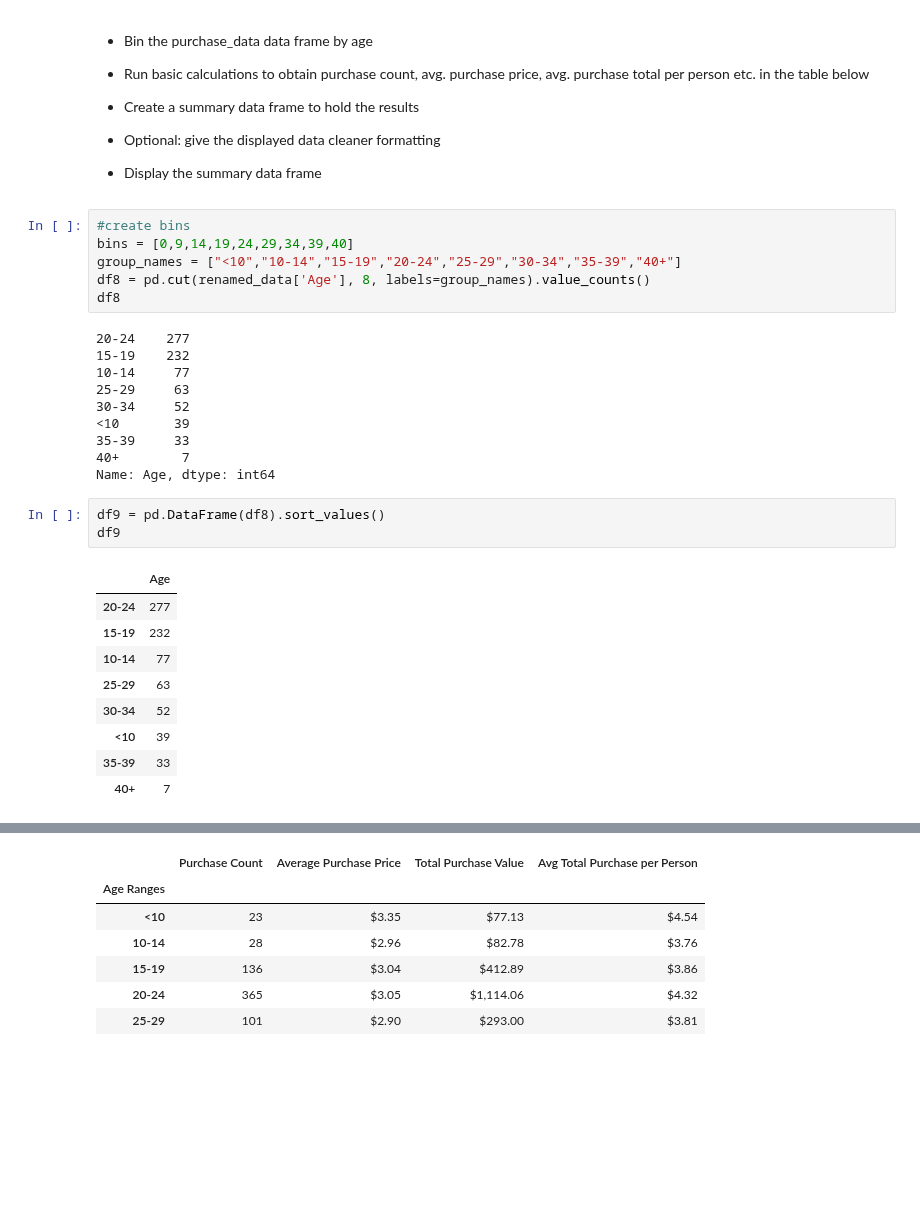
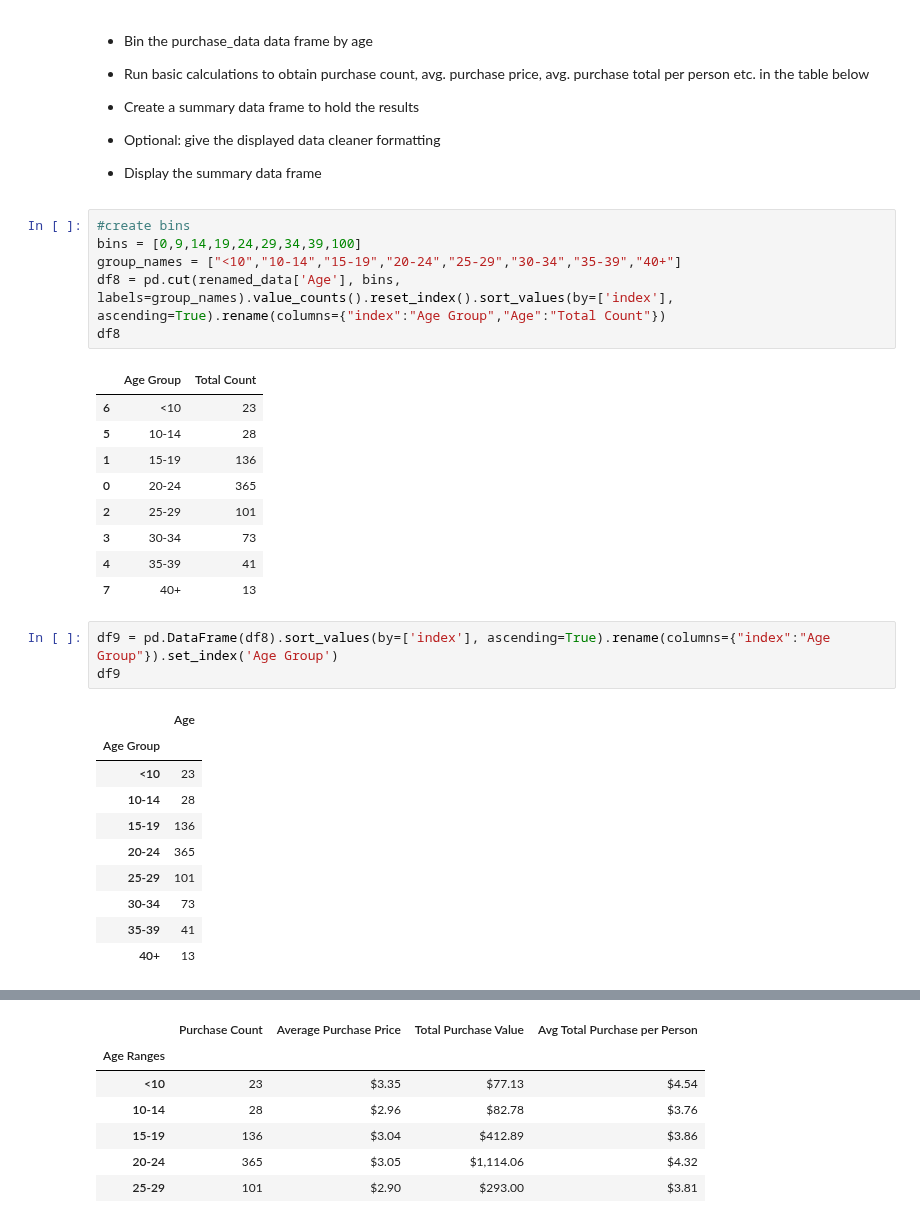
Before and after one commit to maylacdao/pandas-heroes-of-pymoli-analysis, a Jupyter notebook: analysis/HeroesOfPymoli_starter.ipynb, the cells around one changed output, grey strips where cells are left out. Drawn from its saved outputs; the diff is of its cells as text; blank space fills up the shorter version.

```diff
--- a/analysis/HeroesOfPymoli_starter.ipynb
+++ b/analysis/HeroesOfPymoli_starter.ipynb
@@ -363,30 +364,31 @@ age_demographics
 * Display the summary data frame
 # %%
 #create bins
-bins = [0,9,14,19,24,29,34,39,40]
+bins = [0,9,14,19,24,29,34,39,100]
 group_names = ["<10","10-14","15-19","20-24","25-29","30-34","35-39","40+"]
-df8 = pd.cut(renamed_data['Age'], 8, labels=group_names).value_counts()
+df8 = pd.cut(renamed_data['Age'], bins, labels=group_names).value_counts().reset_index().sort_values(by=['index'], ascending=True).rename(columns={"index":"Age Group","Age":"Total Count"})
 df8
 # %% [output]
-20-24    277
-15-19    232
-10-14     77
-25-29     63
-30-34     52
-<10       39
-35-39     33
-40+        7
-Name: Age, dtype: int64
+|  | Age Group | Total Count |
+| 6 | <10 | 23 |
+| 5 | 10-14 | 28 |
+| 1 | 15-19 | 136 |
+| 0 | 20-24 | 365 |
+| 2 | 25-29 | 101 |
+| 3 | 30-34 | 73 |
+| 4 | 35-39 | 41 |
+| 7 | 40+ | 13 |
 # %%
-df9 = pd.DataFrame(df8).sort_values()
+df9 = pd.DataFrame(df8).sort_values(by=['index'], ascending=True).rename(columns={"index":"Age Group"}).set_index('Age Group')
 df9
 # %% [output]
 |  | Age |
-| 20-24 | 277 |
-| 15-19 | 232 |
-| 10-14 | 77 |
-| 25-29 | 63 |
-| 30-34 | 52 |
-| <10 | 39 |
-| 35-39 | 33 |
-| 40+ | 7 |
+| Age Group |  |
+| <10 | 23 |
+| 10-14 | 28 |
+| 15-19 | 136 |
+| 20-24 | 365 |
+| 25-29 | 101 |
+| 30-34 | 73 |
+| 35-39 | 41 |
+| 40+ | 13 |
```
Also changed, not shown: parts of 5 cells of this notebook.
